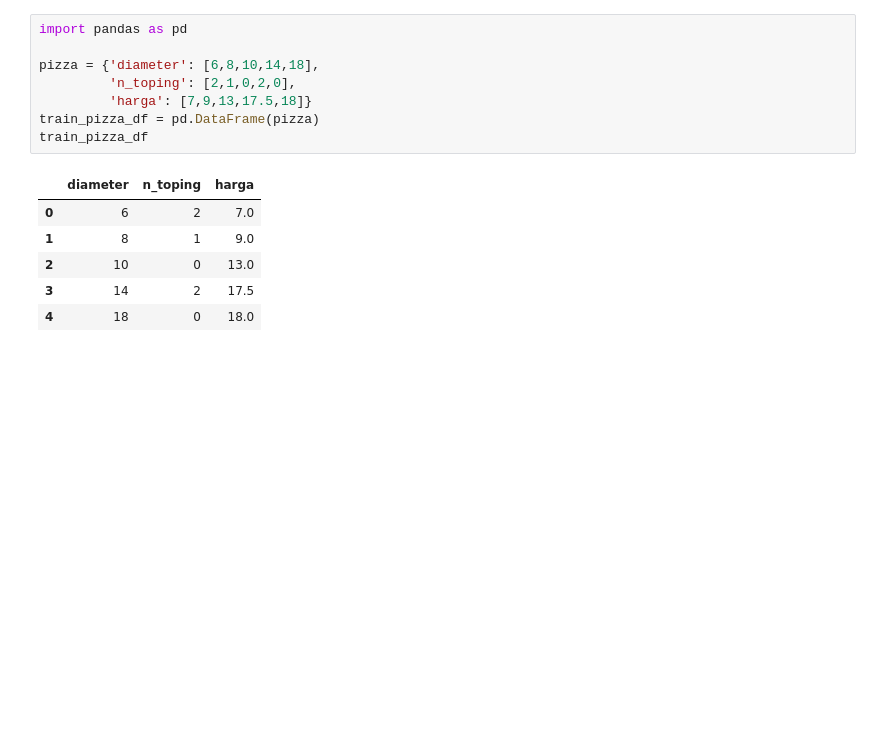
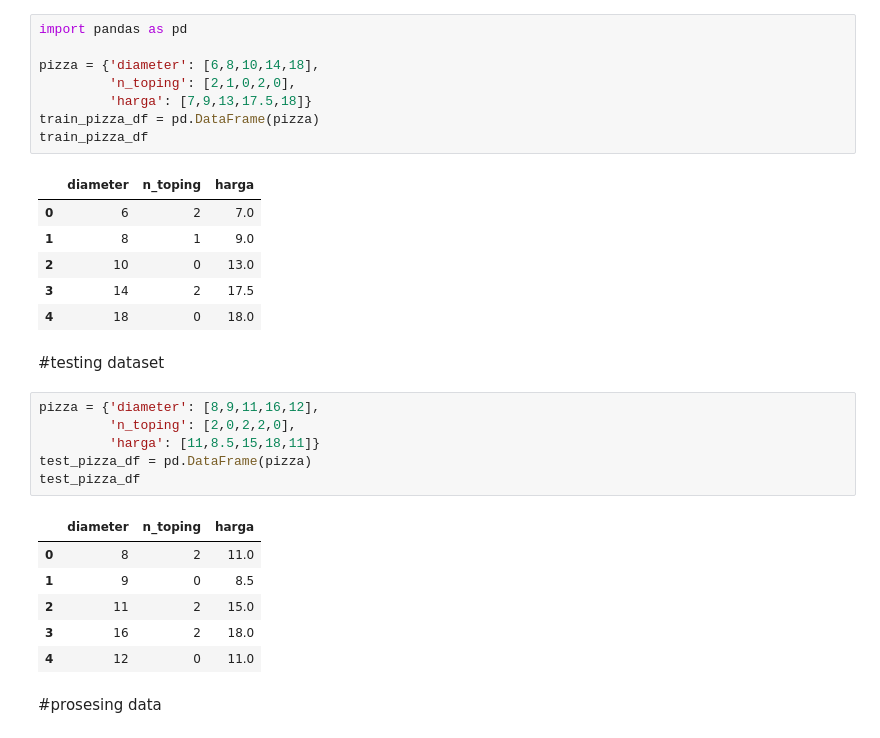
Before and after one commit to ihyaulumuddin044/machineLearning, a Jupyter notebook: multiple_linier_regression.ipynb, the cells around one changed output. Cells and saved outputs as stored; diff of their text form; blank space fills up the shorter version.

```diff
--- a/multiple_linier_regression.ipynb
+++ b/multiple_linier_regression.ipynb
@@ -19,3 +19,20 @@ train_pizza_df
 | 2 | 10 | 0 | 13.0 |
 | 3 | 14 | 2 | 17.5 |
 | 4 | 18 | 0 | 18.0 |
+# %% [markdown]
+#testing dataset
+# %%
+pizza = {'diameter': [8,9,11,16,12],
+         'n_toping': [2,0,2,2,0],
+         'harga': [11,8.5,15,18,11]}
+test_pizza_df = pd.DataFrame(pizza)
+test_pizza_df
+# %% [output]
+|  | diameter | n_toping | harga |
+| 0 | 8 | 2 | 11.0 |
+| 1 | 9 | 0 | 8.5 |
+| 2 | 11 | 2 | 15.0 |
+| 3 | 16 | 2 | 18.0 |
+| 4 | 12 | 0 | 11.0 |
+# %% [markdown]
+#prosesing data
```
Also changed, not shown: parts of 7 cells of this notebook.
